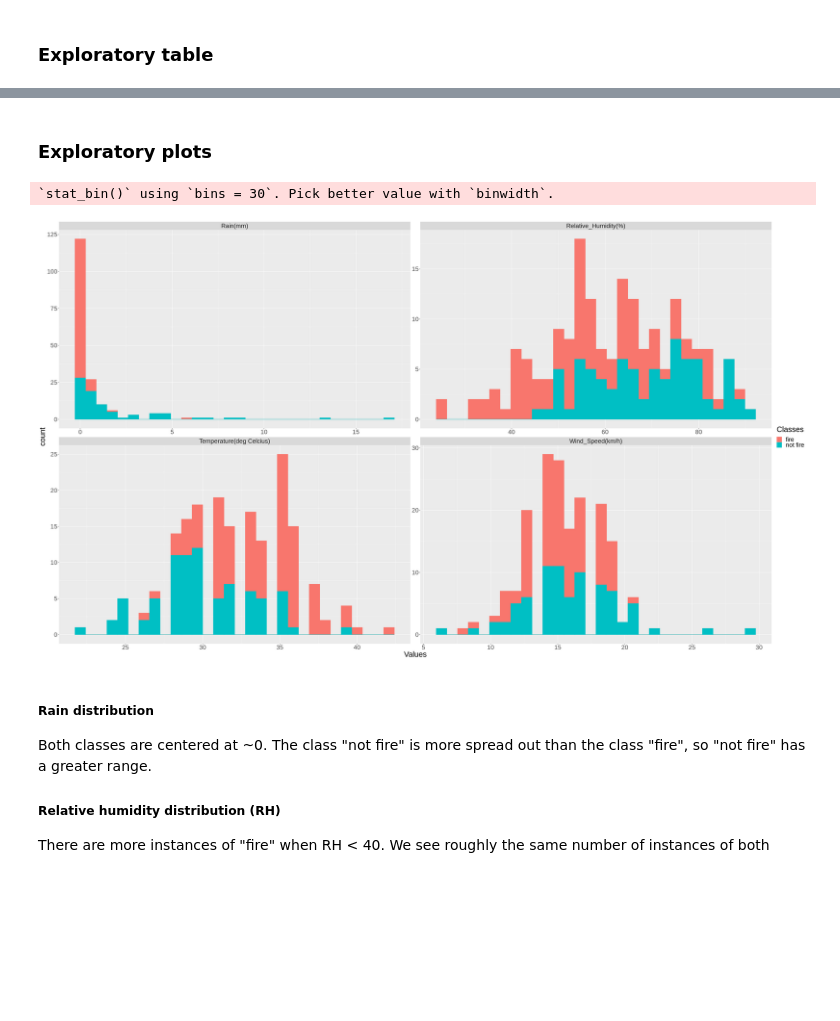
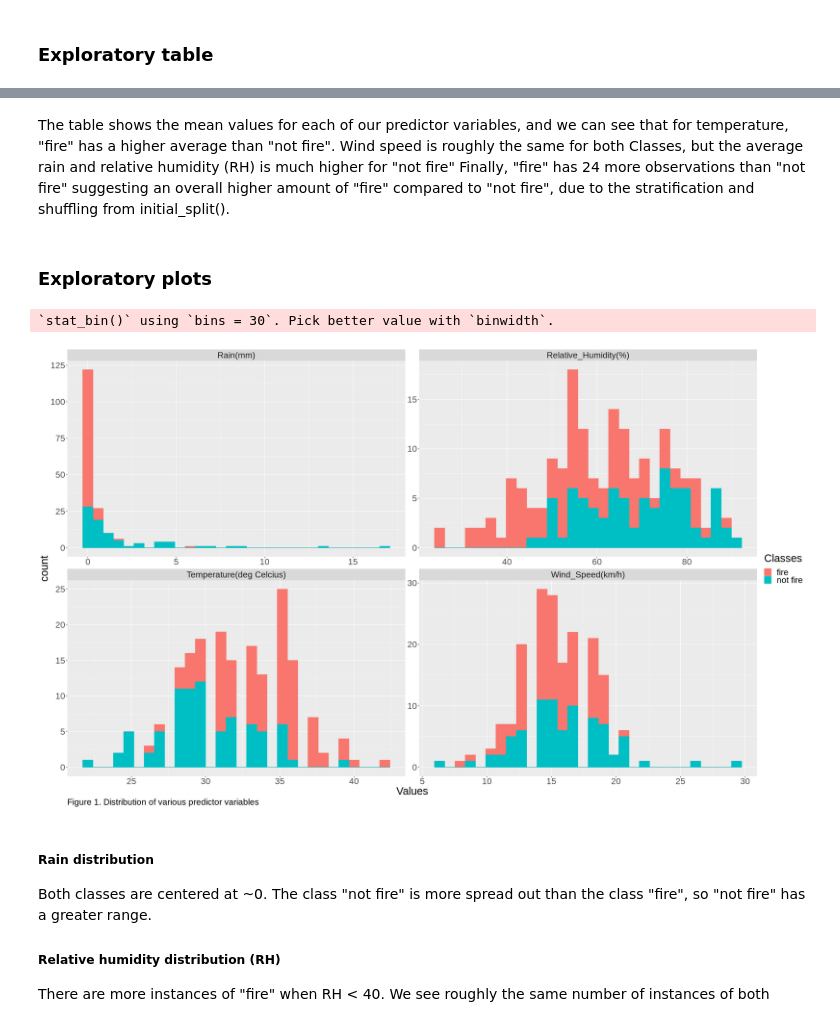
Before and after one commit to danielhou13/DSCI-100-Project-gr-17, a Jupyter notebook: Report.ipynb, the cells around one changed output, grey strips where cells are left out. Saved outputs shown, nothing was run; the diff lists cells and outputs as text; code cells hidden in the pictures; blank space fills up the shorter version.

Commit message:
Added table and figure captions + labels

```diff
--- a/Report.ipynb
+++ b/Report.ipynb
@@ -125,3 +125,5 @@ This table shows the means of our predictor variables: Average temperature (Celc
+# %% [markdown]
+The table shows the mean values for each of our predictor variables, and we can see that for temperature, "fire" has a higher average than "not fire". Wind speed is roughly the same for both Classes, but the average rain and relative humidity (RH) is much higher for "not fire" Finally, "fire" has 24 more observations than "not fire" suggesting an overall higher amount of "fire" compared to "not fire", due to the stratification and shuffling from initial_split().
 # %% [markdown]
 ### Exploratory plots
 # %%
@@ -132,27 +134,29 @@ This table shows the means of our predictor variables: Average temperature (Celc
 #     ggpairs(axisLabels = "show") +
 #     theme(text = element_text(size = 20))
 # %%
-options(repr.plot.height = 20, repr.plot.width = 35)
+options(repr.plot.height = 15, repr.plot.width = 25)
 
 # Making a plot that shows the distributions of our predictor variables.
 
 fire_data_training %>%
     mutate("Rain(mm)" = Rain) %>%
     mutate("Relative_Humidity(%)" = RH) %>%
     mutate("Temperature(deg Celcius)" = Temperature) %>%
     mutate("Wind_Speed(km/h)" = Ws) %>%
     select("Rain(mm)":"Wind_Speed(km/h)", Classes) %>%
     pivot_longer(- Classes,
                 names_to = "variable",
                 values_to = "values") %>%
     ggplot(aes(x = values, color = Classes, fill = Classes)) +
     geom_histogram() +
     facet_wrap(~ variable, scales = "free", ncol = 2) +
     xlab("Values") +
-    theme(text = element_text(size = 25))
+    labs(caption = "Figure 1. Distribution of various predictor variables") +
+    theme(text = element_text(size = 25),
+         plot.caption = element_text(hjust = 0))
 # %% [output]
 `stat_bin()` using `bins = 30`. Pick better value with `binwidth`.
-[figure, old version]
+[figure, new version]
 # %% [markdown]
 ##### Rain distribution
 
```
Also changed, not shown: parts of 6 cells of this notebook.
